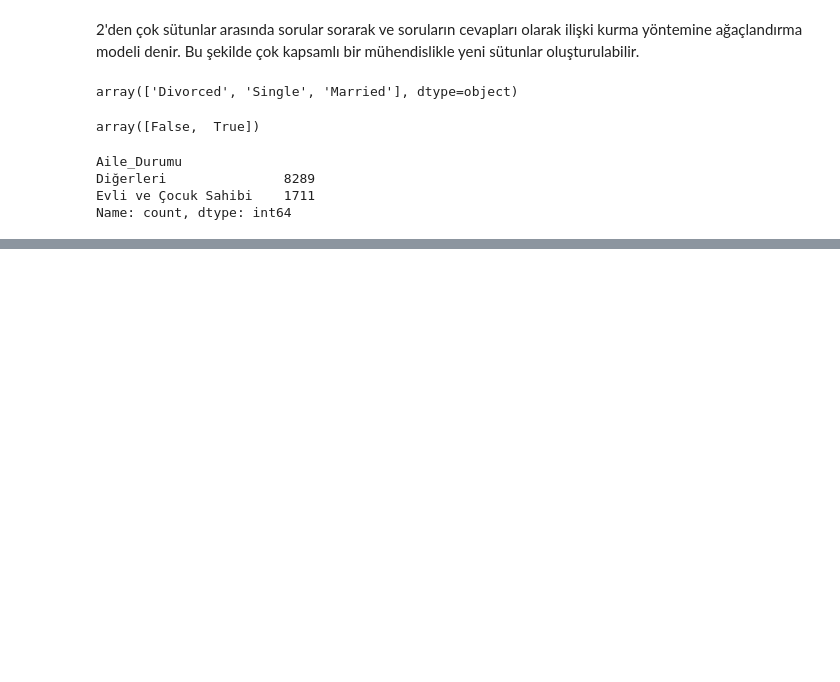
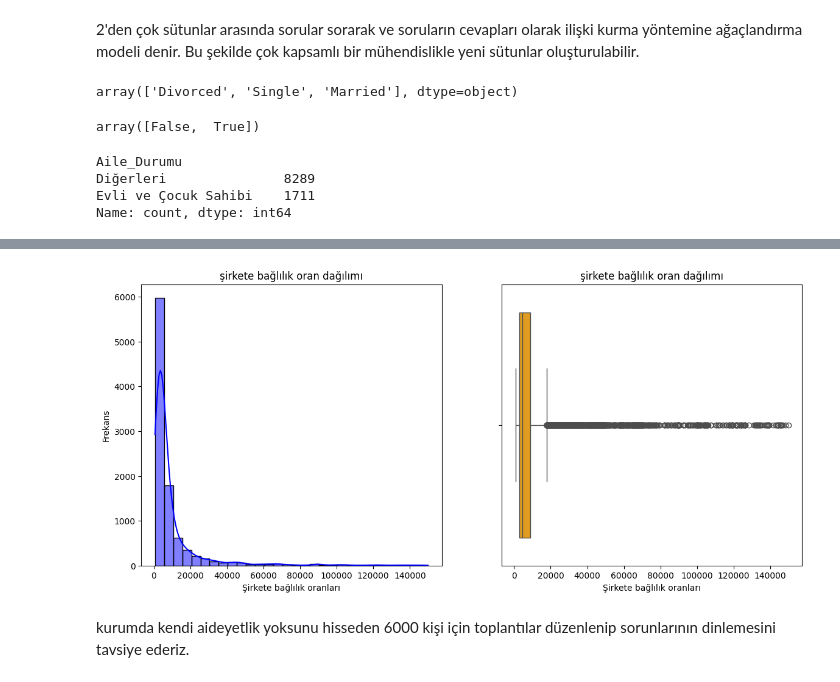
Before and after one commit to KisiselEmreOrganisyonProjeleri/HR_Analysis_Project, a Jupyter notebook: hr_data_project.ipynb, the cells around one changed output, grey strips where cells are left out. Cells and saved outputs as stored; diff of their text form; code cells hidden in the pictures; blank space fills up the shorter version.

Commit message:
özellik mühendisliği tamamlandı görseller ve yorum tavsiyeler yapıldı

```diff
--- a/hr_data_project.ipynb
+++ b/hr_data_project.ipynb
@@ -292,0 +499,21 @@ Name: count, dtype: int64
+# %%
+plt.figure(figsize=(14,6))
+
+# 1.satırın 1. sütun grafiğini ekledik
+plt.subplot(1,2,1)
+sns.histplot(df['Aideyetlik_Miktarı'], kde = True, bins = 30, color = 'blue')
+plt.title("şirkete bağlılık oran dağılımı")
+plt.xlabel('Şirkete bağlılık oranları')
+plt.ylabel('Frekans')
+
+# 1.satırın 2.sütun grafiğini ekledik
+plt.subplot(1,2,2)
+sns.boxplot(x=df['Aideyetlik_Miktarı'], color = 'Orange')
+plt.title('şirkete bağlılık oran dağılımı')
+plt.xlabel('Şirkete bağlılık oranları')
+
+plt.show()
+# %% [output]
+[figure, added]
+# %% [markdown]
+kurumda kendi aideyetlik yoksunu hisseden 6000 kişi için toplantılar düzenlenip sorunlarının dinlemesini tavsiye ederiz.
```
Also changed, not shown: parts of 31 cells of this notebook.
